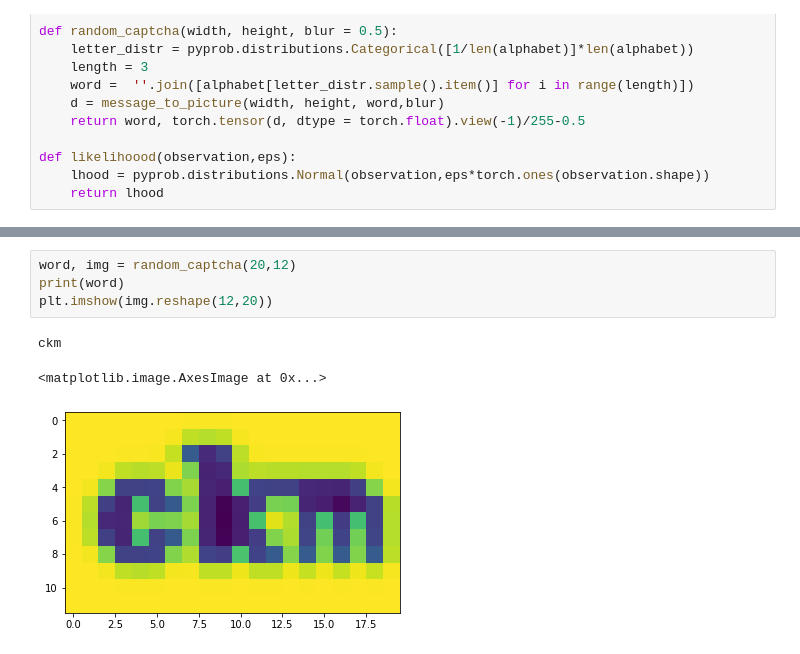
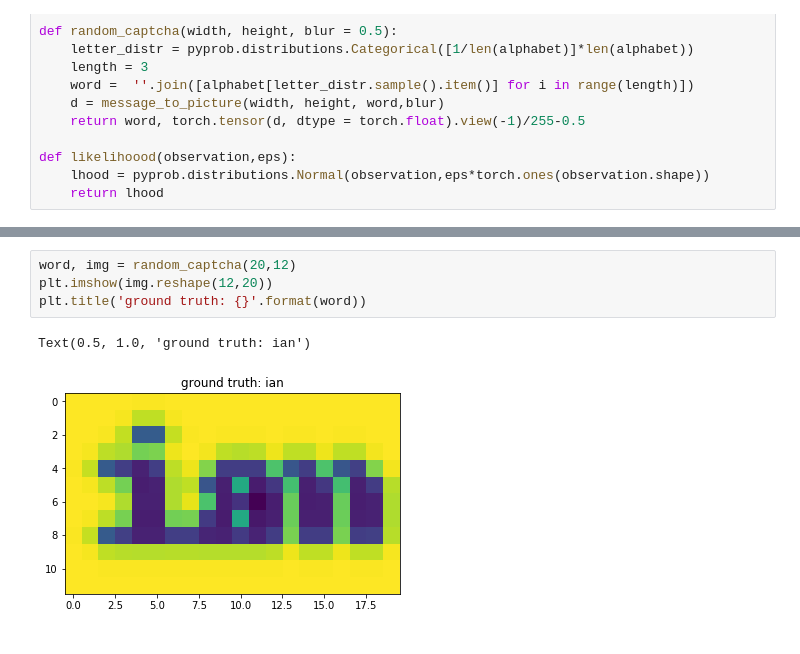
Before and after one commit to lukasheinrich/MLHEP-pyprob, a Jupyter notebook: Captcha.ipynb, the cells around one changed output, grey strips where cells are left out. Saved outputs shown, nothing was run; the diff lists cells and outputs as text.

```diff
--- a/Captcha.ipynb
+++ b/Captcha.ipynb
@@ -44,8 +49,7 @@ torch.Size([240])
 # %%
 word, img = random_captcha(20,12)
-print(word)
 plt.imshow(img.reshape(12,20))
+plt.title('ground truth: {}'.format(word))
 # %% [output]
-ckm
+Text(0.5, 1.0, 'ground truth: ian')
-<matplotlib.image.AxesImage at 0x...>
-[figure, old version]
+[figure, new version]
```
Also changed, not shown: parts of 18 cells of this notebook.
